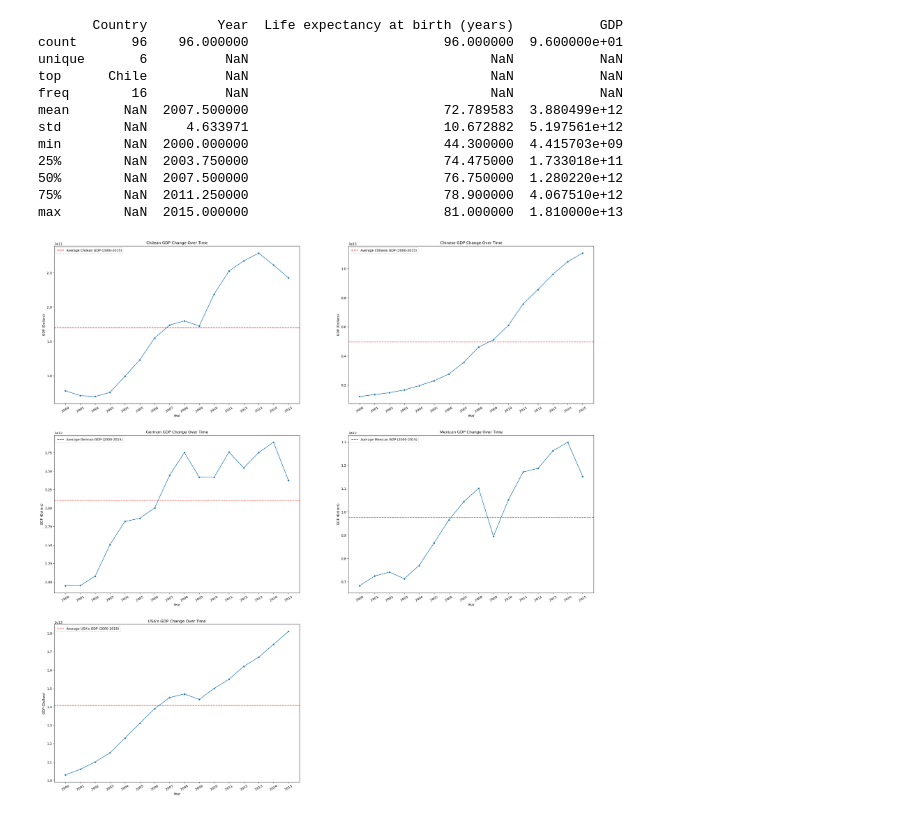
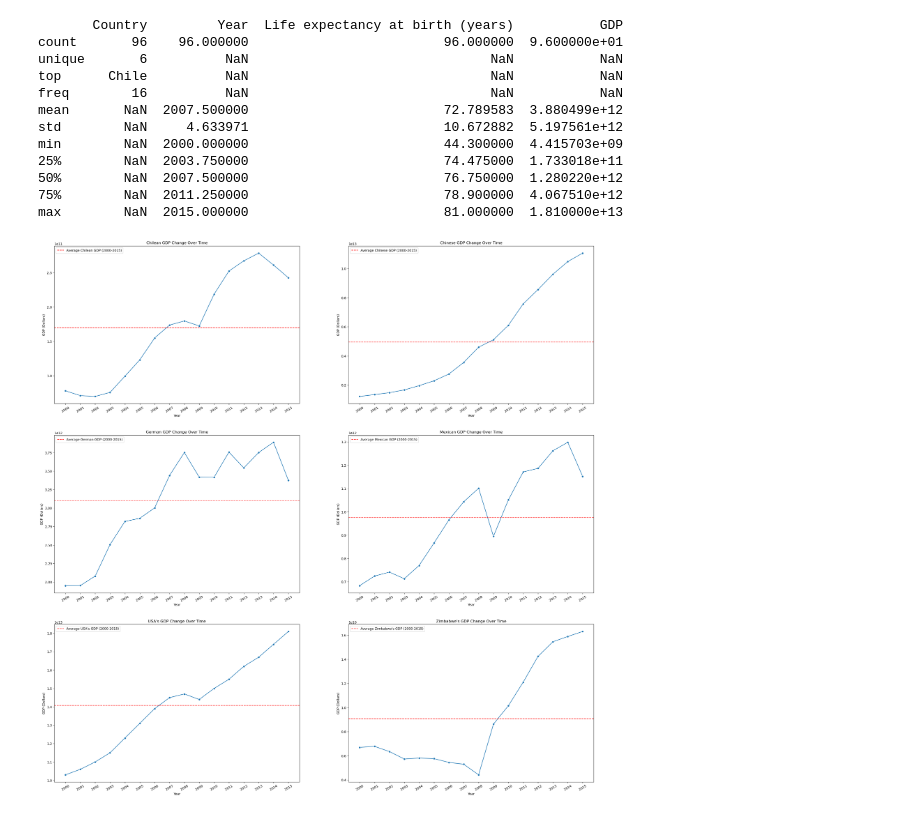
Before and after one commit to Claudio-AhumadaL/Life-Expectancy-and-GDP-Analysis, a Jupyter notebook: life_expectancy_gdp_Claudio-AhumadaL.ipynb, the cells around one changed output. Cells and saved outputs as stored; diff of their text form; code cells hidden in the pictures.

Commit message:
Add Zimbabwe's GDP change vs time

```diff
--- a/life_expectancy_gdp_Claudio-AhumadaL.ipynb
+++ b/life_expectancy_gdp_Claudio-AhumadaL.ipynb
@@ -129,31 +129,43 @@ plt.axhline(data_germany.GDP.mean(), color = "red", linestyle = "dashed", label
 plt.legend()
 plt.ylabel("GDP (Dollars)")
 plt.title("German GDP Change Over Time")
 
 # Create subplot 4: Mexican GDP Change over time
 
 plt.subplot(3, 2, 4)
 years = list(range(2000, 2016))
 ax4 = sns.lineplot(data = data_mexico, x = "Year", y = "GDP", marker = "o")
 ax4.set_xticks(years)
 ax4.set_xticklabels(years, rotation = 30)
 plt.axhline(data_mexico.GDP.mean(), color = "red", linestyle = "dashed", label = "Average Mexican GDP (2000-2015)")
 plt.legend()
 plt.ylabel("GDP (Dollars)")
 plt.title("Mexican GDP Change Over Time")
 
 # Create subplot 5: USA's GDP change over time
 
 plt.subplot(3, 2, 5)
 years = list(range(2000, 2016))
 ax5 = sns.lineplot(data = data_usa, x = "Year", y = "GDP", marker = "o")
 ax5.set_xticks(years)
 ax5.set_xticklabels(years, rotation = 30)
 plt.axhline(data_usa.GDP.mean(), color = "red", linestyle = "dashed", label = "Average USA's GDP (2000-2015)")
 plt.legend()
 plt.ylabel("GDP (Dollars)")
 plt.title("USA's GDP Change Over Time")
 
+# Create subplot 6: Zimbabwe's GDP change over time
+
+plt.subplot(3, 2, 6)
+years = list(range(2000, 2016))
+ax6 = sns.lineplot(data = data_zimbabwe, x = "Year", y = "GDP", marker = "o")
+ax6.set_xticks(years)
+ax6.set_xticklabels(years, rotation = 30)
+plt.axhline(data_zimbabwe.GDP.mean(), color = "red", linestyle = "dashed", label = "Average Zimbabwe's GDP (2000-2015)")
+plt.legend()
+plt.ylabel("GDP (Dollars)")
+plt.title("Zimbabwe's GDP Change Over Time")
+
 plt.show()
 # %% [output]
-[figure, old version]
+[figure, new version]
```
